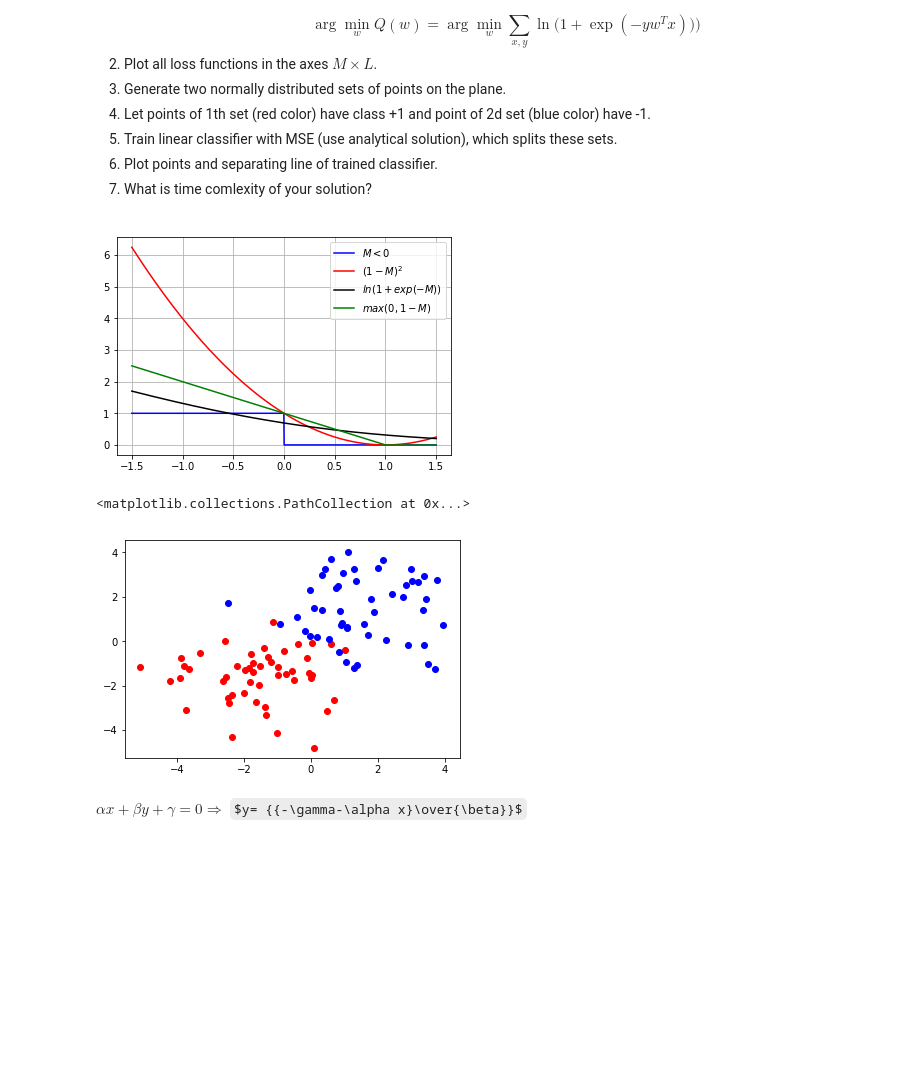
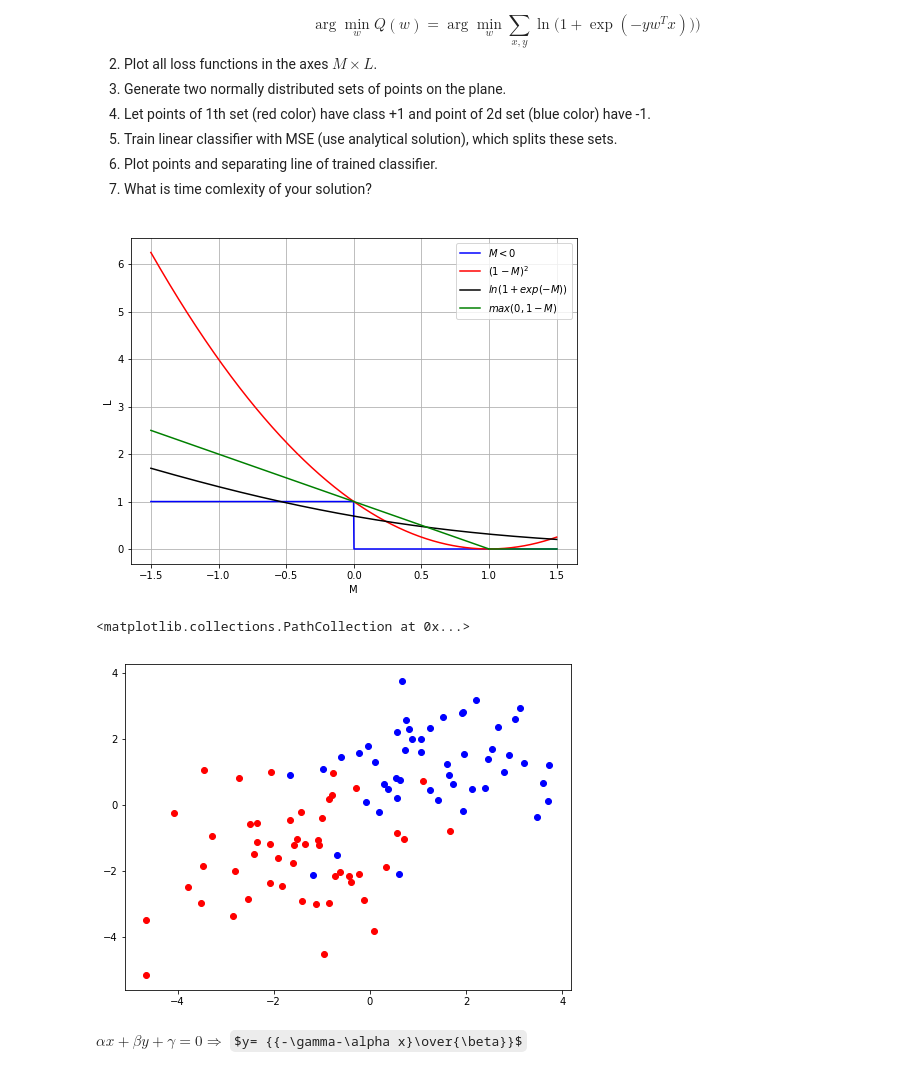
Before and after one commit to granilace/squad, a Jupyter notebook: labs/lab-1.ipynb, the cells around one changed output. Saved outputs shown, nothing was run; the diff lists cells and outputs as text; code cells hidden in the pictures; some formulas as TeX source; blank space fills up the shorter version.

```diff
--- a/labs/lab-1.ipynb
+++ b/labs/lab-1.ipynb
@@ -249,16 +256,20 @@ $$\arg\min_{w}Q(w) = \arg\min_{w} \sum_{x, y} \ln \big(1 + \exp(-yw^Tx )) \big)$
 #TODO доказать утверждение
 # %%
 M = np.linspace(-1.5, 1.5, 1000)
+
+plt.figure(figsize=(8, 6))
+plt.xlabel('M')
+plt.ylabel('L')
 plt.plot(M, [1]*500 + [0]*500, c='b')
 plt.plot(M, (1 - M)**2, c='r')
 plt.plot(M, np.log(1+np.exp(-M)), c='black')
 plt.plot(np.linspace(-1.5, 1, 1000), 1 - np.linspace(-1.5, 1, 1000), c='g')
 plt.plot(np.linspace(1, 1.5, 1000), [0]*1000, c='g')
 plt.legend(["$M < 0$", "$(1-M)^2$", "$ln(1+exp(-M))$", "$max(0, 1-M)$"])
 plt.ylabel
 plt.grid()
 # %% [output]
-[figure, old version]
+[figure, new version]
 # %%
 center_of_first_set = [-1.5, -1.5]
 center_of_second_set = [1.5, 1.5]
@@ -270,11 +281,12 @@ Y_first_set = np.random.normal(center_of_first_set[1], 1.5, POINTS_IN_SET).resha
 X_second_set = np.random.normal(center_of_second_set[0], 1.5, POINTS_IN_SET).reshape((POINTS_IN_SET, 1))
 Y_second_set = np.random.normal(center_of_second_set[1], 1.5, POINTS_IN_SET).reshape((POINTS_IN_SET, 1))
 
+plt.figure(figsize=(8, 6))
 plt.scatter(X_first_set, Y_first_set, c='r')
 plt.scatter(X_second_set, Y_second_set, c='b')
 # %% [output]
 <matplotlib.collections.PathCollection at 0x...>
-[figure, old version]
+[figure, new version]
 # %%
 X_points = np.concatenate((X_first_set, X_second_set), axis=0)
 Y_points = np.concatenate((Y_first_set, Y_second_set), axis=0)
```
Also changed, not shown: parts of 65 cells of this notebook.
